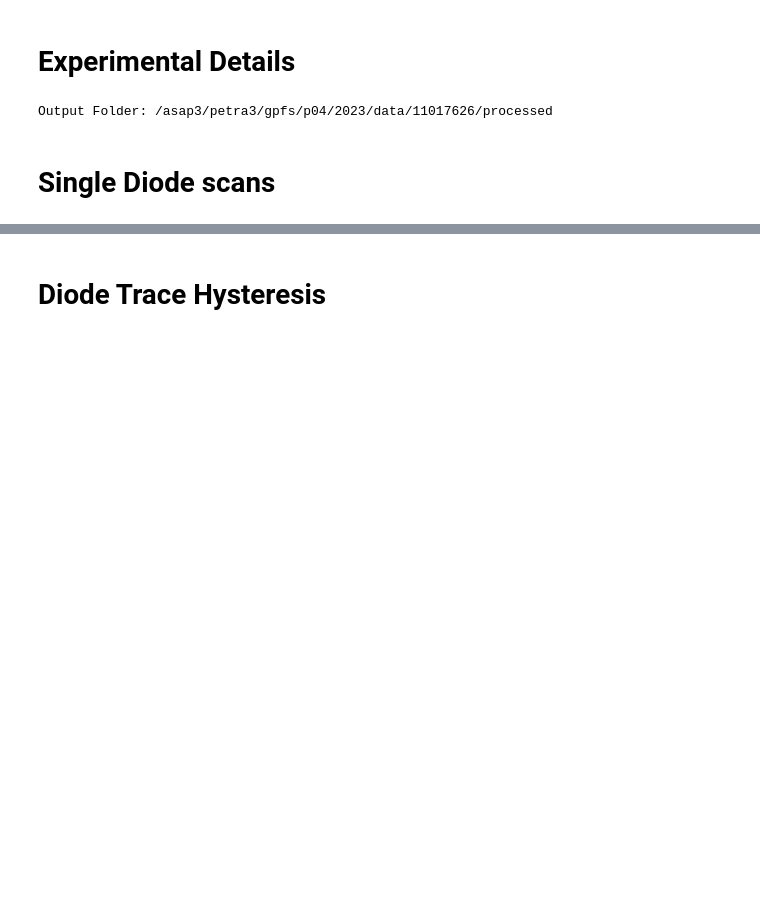
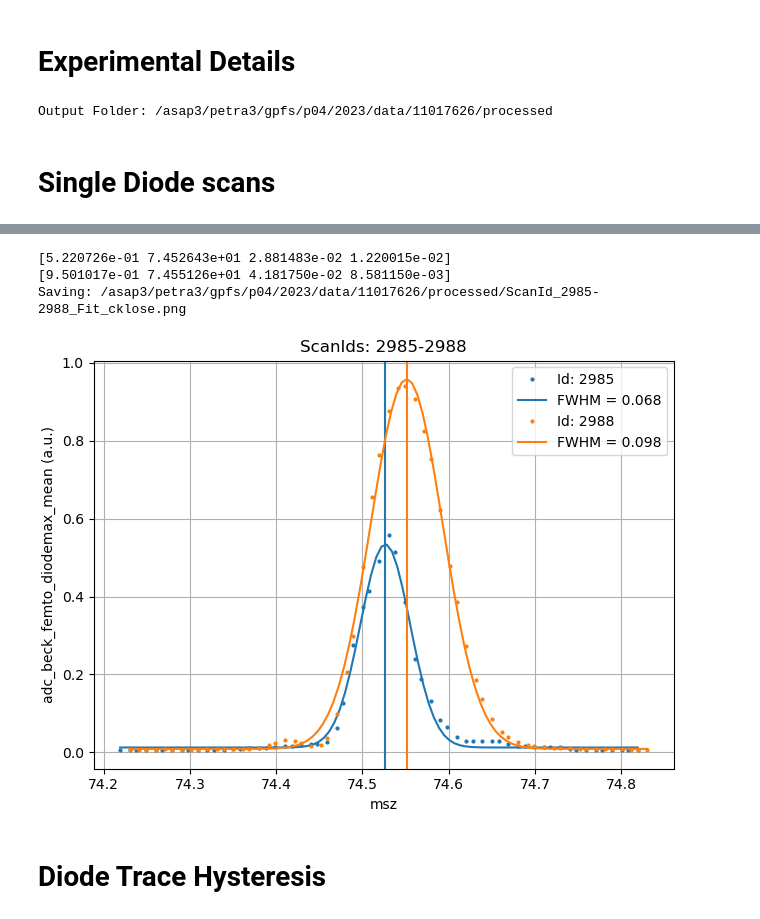
Before and after one commit to christopherklose/FTH-Phase_Retrieval, a Jupyter notebook: Diode_Scans.ipynb, the cells around one changed output, grey strips where cells are left out. Cells and saved outputs as stored; diff of their text form; code cells hidden in the pictures; blank space fills up the shorter version.

```diff
--- a/Diode_Scans.ipynb
+++ b/Diode_Scans.ipynb
@@ -211,3 +256,75 @@ Saving: /asap3/petra3/gpfs/p04/2023/data/11017626/processed/ScanId_1948-1949_Dio
+# %%
+# Format title and output file name
+if len(scan_ids) > 1:
+    title = "ScanIds: %04d-%04d" % (scan_ids[0], scan_ids[-1])
+    fname = join(
+        folder_general,
+        "ScanId_%04d-%04d_Fit_%s.png" % (scan_ids[0], scan_ids[-1], USER),
+    )
+else:
+    title = "ScanId: %04d" % (scan_ids[0])
+    fname = join(folder_general, "ScanId_%04d_Fit_%s.png" % (scan_ids[0], USER))
+
+
+# Plot all scans together
+fig, ax = plt.subplots()
+
+# Iterate over scans
+for i, _ in enumerate(scan_ids):
+    # Fitting
+    A0 = np.max(ydata[i] / norm[i])
+    x0 = xdata[i][np.argmax(ydata[i])]
+    sigma0 = 0.05  # np.abs(xdata[i][0] - xdata[i][-1]) / 3
+    c0 = 0  # np.min(ydata[i])
+    popt, pcov = curve_fit(
+        gaussian, xdata[i], ydata[i] / norm[i], p0=(A0, x0, sigma0, c0)
+    )
+    # popt returns the best fit values for parameters of the given model (func)
+    print(popt)
+    # ym = gaussian(xdata[i], A0, x0, sigma0, c0)
+    y = ydata[i] / norm[i]
+
+    # Plot diode
+    p = ax.plot(
+        xdata[i],
+        y,
+        "o",
+        markersize=2,
+        label="Id: %d" % scan_ids[i],
+    )
+    color = p[0].get_color()
+    # plot fit
+    x = np.linspace(xdata[i][0], xdata[i][-1], 100)
+    ym = gaussian(x, popt[0], popt[1], popt[2], popt[3])
+    ax.plot(
+        x, ym, color=color, label="FWHM = %.3f" % (2 * np.sqrt(2 * np.log(2)) * popt[2])
+    )
+
+    # Add vline line
+    ax.axvline(popt[1], 0, 10, color=color)
+
+# Plotting options
+ax.set_title(title)
+ax.set_xlabel(data_key_x)
+# ax.set_xlim([-0.01, 0.01])
+# ax.set_ylim([-0.015, 0.015])
+ax.grid()
+ax.legend()
+
+# Different label with and without normalization
+if normalization is True:
+    ax.set_ylabel(data_key_y + " (normalized by %s)" % data_key_norm, fontsize=7)
+else:
+    ax.set_ylabel(data_key_y + " (a.u.)")
+
+# Save plot
+print("Saving: %s" % fname)
+plt.savefig(fname)
+# %% [output]
+[5.220726e-01 7.452643e+01 2.881483e-02 1.220015e-02]
+[9.501017e-01 7.455126e+01 4.181750e-02 8.581150e-03]
+Saving: /asap3/petra3/gpfs/p04/2023/data/11017626/processed/ScanId_2985-2988_Fit_cklose.png
+[figure, added]
 # %% [markdown]
 # Diode Trace Hysteresis
 # %%
```
Also changed, not shown: parts of 22 cells of this notebook, 1 other file.
